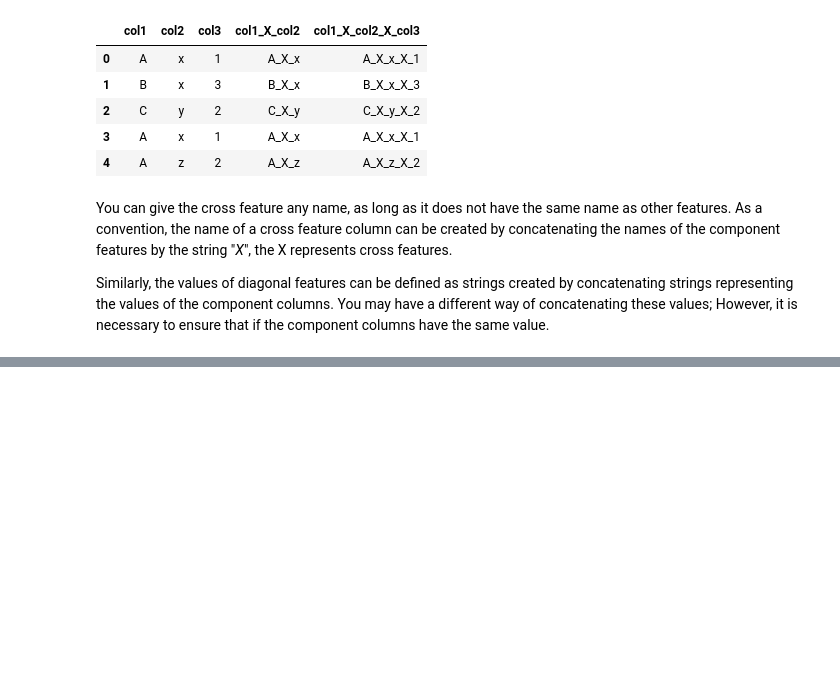
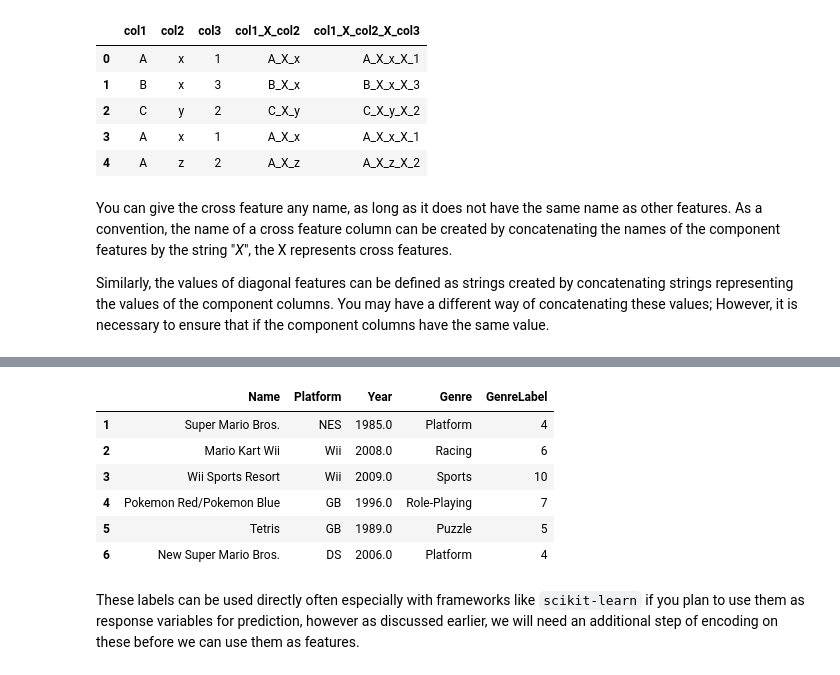
Before and after one commit to KasaiHarcore/Artificial-Intelligent-Skills, a Jupyter notebook: 6. Data Analysis/3. Categorical Feature.ipynb, the cells around one changed output, grey strips where cells are left out. Drawn from its saved outputs; the diff is of its cells as text; code cells hidden in the pictures; blank space fills up the shorter version.

```diff
--- a/6. Data Analysis/3. Categorical Feature.ipynb
+++ b/6. Data Analysis/3. Categorical Feature.ipynb
@@ -230,0 +259,8 @@
+# %%
+from sklearn.preprocessing import LabelEncoder
+
+gle = LabelEncoder()
+
+genre_labels = gle.fit_transform(vg_df['Genre'])
+genre_mappings = {index: label for index, label in enumerate(gle.classes_)}
+genre_mappings
@@ -230,0 +280,13 @@
+# %%
+vg_df['GenreLabel'] = genre_labels
+vg_df[['Name', 'Platform', 'Year', 'Genre', 'GenreLabel']].iloc[1:7]
+# %% [output]
+|  | Name | Platform | Year | Genre | GenreLabel |
+| 1 | Super Mario Bros. | NES | 1985.0 | Platform | 4 |
+| 2 | Mario Kart Wii | Wii | 2008.0 | Racing | 6 |
+| 3 | Wii Sports Resort | Wii | 2009.0 | Sports | 10 |
+| 4 | Pokemon Red/Pokemon Blue | GB | 1996.0 | Role-Playing | 7 |
+| 5 | Tetris | GB | 1989.0 | Puzzle | 5 |
+| 6 | New Super Mario Bros. | DS | 2006.0 | Platform | 4 |
+# %% [markdown]
+These labels can be used directly often especially with frameworks like `scikit-learn` if you plan to use them as response variables for prediction, however as discussed earlier, we will need an additional step of encoding on these before we can use them as features.
```
Also changed, not shown: parts of 11 cells of this notebook.
